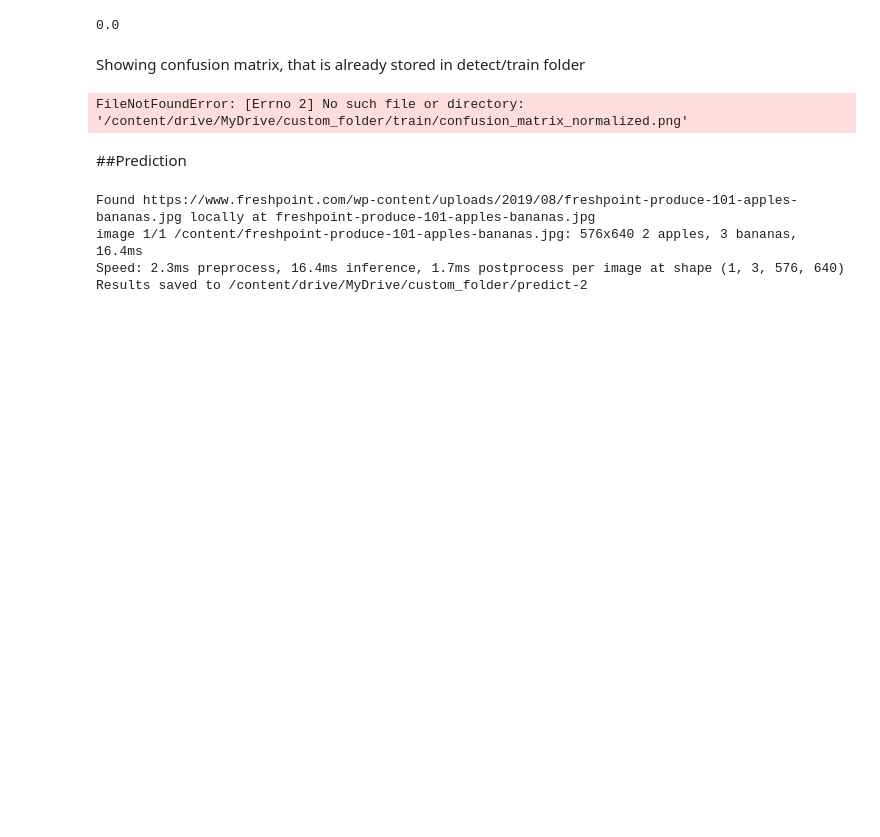
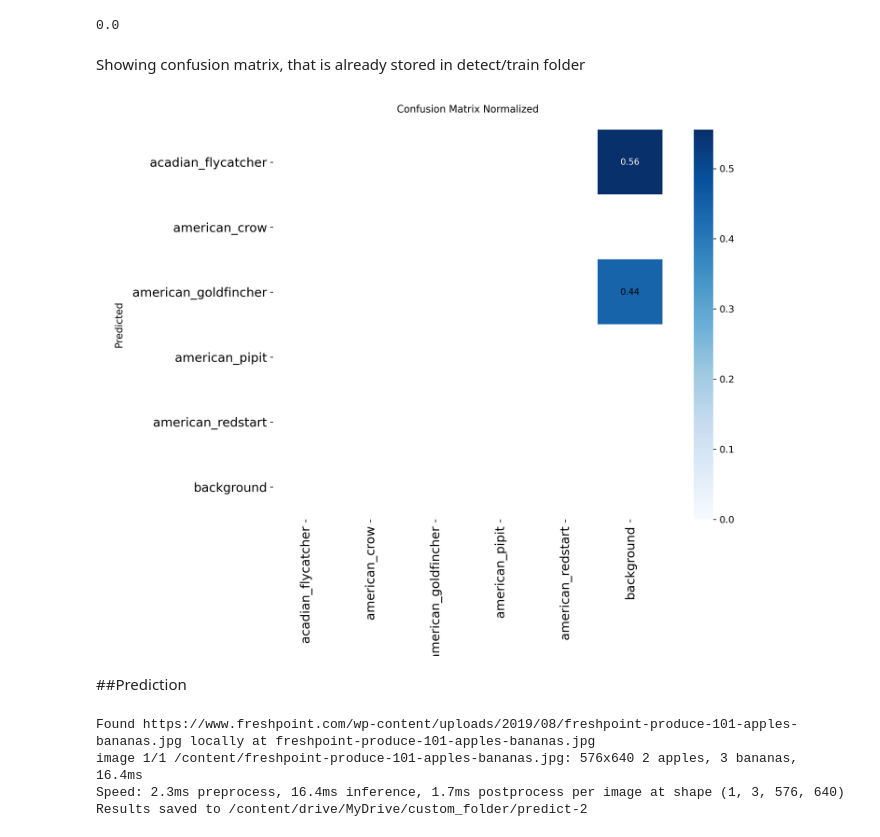
Before and after one commit to Yayu11/IAT360_Computer-Vision-Project, a Jupyter notebook: ComputerVisionProject.ipynb, the cells around one changed output. Drawn from its saved outputs; the diff is of its cells as text; code cells hidden in the pictures; blank space fills up the shorter version.

Commit message:
Matrix

```diff
--- a/ComputerVisionProject.ipynb
+++ b/ComputerVisionProject.ipynb
@@ -724,10 +724,10 @@ Showing confusion matrix, that is already stored in detect/train folder
 # %%
 %matplotlib inline
 from PIL import Image
 
-Image.open('/content/drive/MyDrive/custom_folder/train/confusion_matrix_normalized.png')
+Image.open('/content/drive/MyDrive/custom_folder/val-4/confusion_matrix_normalized.png')
 # %% [output]
-FileNotFoundError: [Errno 2] No such file or directory: '/content/drive/MyDrive/custom_folder/train/confusion_matrix_normalized.png'
+[figure, added]
 # %% [markdown]
 ##Prediction
 # %%
```
Also changed, not shown: parts of 10 cells of this notebook.
